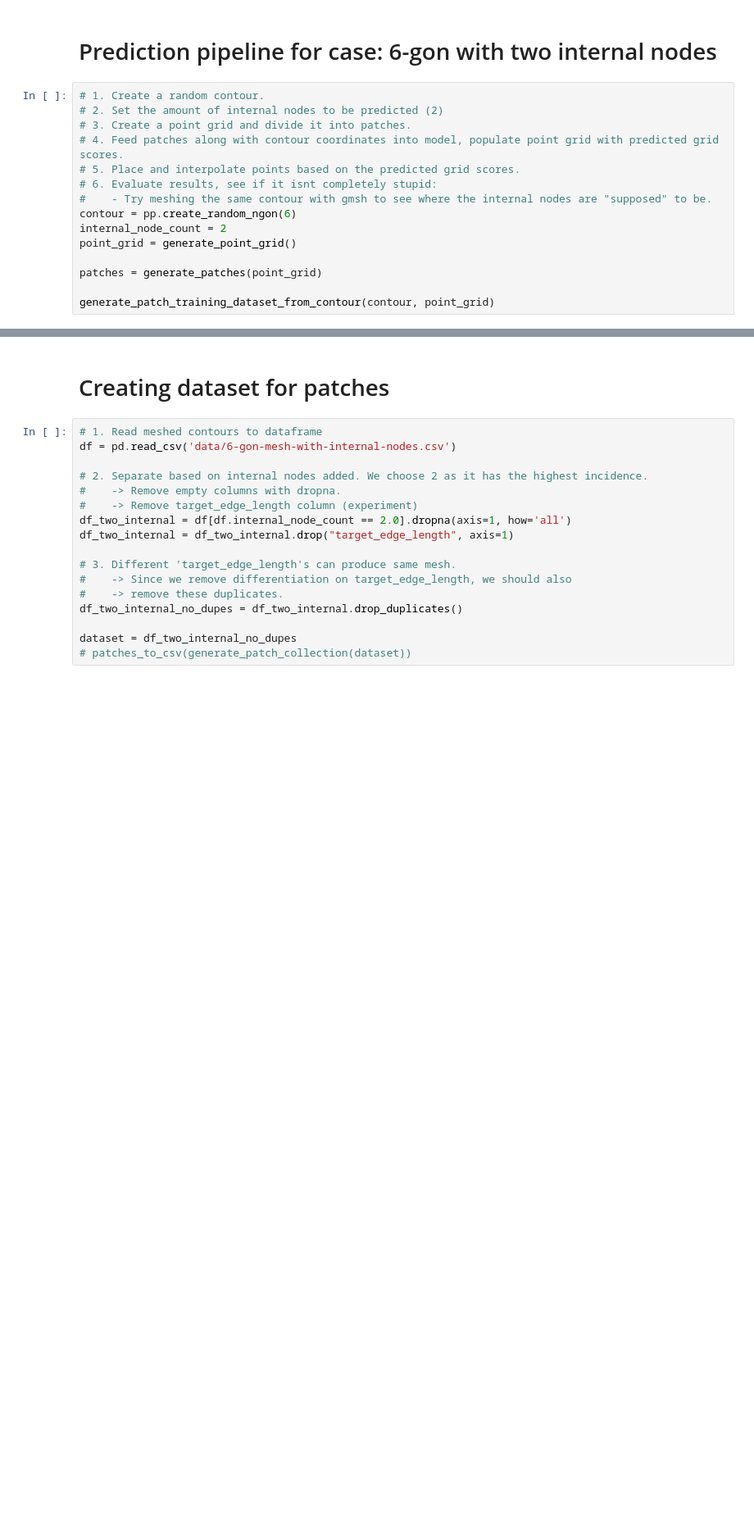
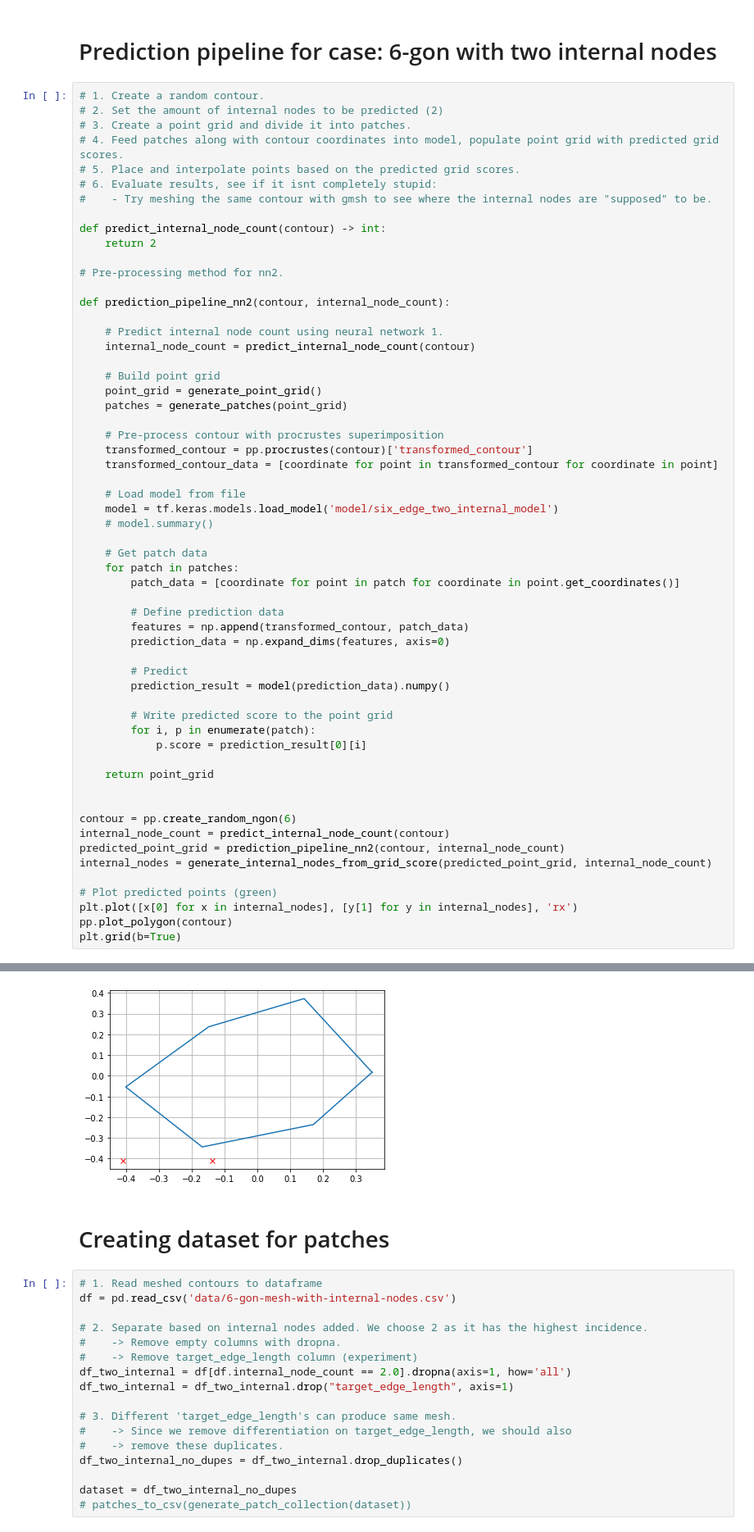
Before and after one commit to Siljekka/GrasshopperMeshAI, a Jupyter notebook: MeshPoints/MachineLearning/nn2.ipynb, the cells around one changed output, grey strips where cells are left out. Shown at 82% size. Saved outputs shown, nothing was run; the diff lists cells and outputs as text; blank space fills up the shorter version.

```diff
--- a/MeshPoints/MachineLearning/nn2.ipynb
+++ b/MeshPoints/MachineLearning/nn2.ipynb
@@ -364,11 +368,54 @@ plt.grid(b=True)
 # 5. Place and interpolate points based on the predicted grid scores.
 # 6. Evaluate results, see if it isnt completely stupid:
 #    - Try meshing the same contour with gmsh to see where the internal nodes are "supposed" to be.
+
+def predict_internal_node_count(contour) -> int:
+    return 2
+
+# Pre-processing method for nn2.
+
+def prediction_pipeline_nn2(contour, internal_node_count):
+
+    # Predict internal node count using neural network 1.
+    internal_node_count = predict_internal_node_count(contour)
+
+    # Build point grid
+    point_grid = generate_point_grid()
+    patches = generate_patches(point_grid)
+
+    # Pre-process contour with procrustes superimposition
+    transformed_contour = pp.procrustes(contour)['transformed_contour']
+    transformed_contour_data = [coordinate for point in transformed_contour for coordinate in point]
+
+    # Load model from file
+    model = tf.keras.models.load_model('model/six_edge_two_internal_model')
+    # model.summary()
+
+    # Get patch data
+    for patch in patches:
+        patch_data = [coordinate for point in patch for coordinate in point.get_coordinates()]
+
+        # Define prediction data
+        features = np.append(transformed_contour, patch_data)
+        prediction_data = np.expand_dims(features, axis=0)
+
+        # Predict
+        prediction_result = model(prediction_data).numpy()
+
+        # Write predicted score to the point grid
+        for i, p in enumerate(patch):
+            p.score = prediction_result[0][i]
+
+    return point_grid
+
+
 contour = pp.create_random_ngon(6)
-internal_node_count = 2
-point_grid = generate_point_grid()
+internal_node_count = predict_internal_node_count(contour)
+predicted_point_grid = prediction_pipeline_nn2(contour, internal_node_count)
+internal_nodes = generate_internal_nodes_from_grid_score(predicted_point_grid, internal_node_count)
 
-patches = generate_patches(point_grid)
-
-generate_patch_training_dataset_from_contour(contour, point_grid)
+# Plot predicted points (green)
+plt.plot([x[0] for x in internal_nodes], [y[1] for y in internal_nodes], 'rx')
+pp.plot_polygon(contour)
+plt.grid(b=True)
 # %% [output]
@@ -392,3 +422,4 @@ generate_patch_training_dataset_from_contour(contour, point_grid)
+[figure, added]
 # %% [markdown]
 # Creating dataset for patches
 # %%
```
Also changed, not shown: parts of 5 cells of this notebook.
